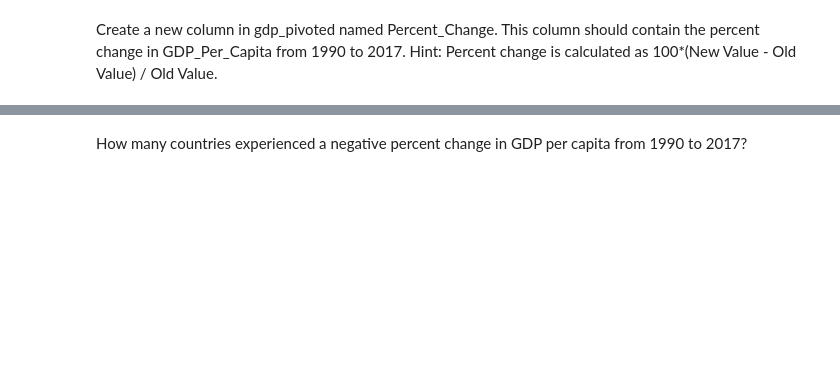
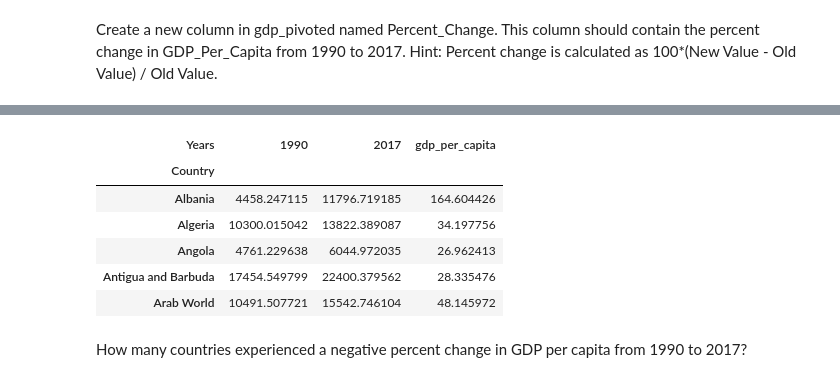
Before and after one commit to nss-data-science-cohort-4/dq1-undata-matthgray, a Jupyter notebook: un_data.ipynb, the cells around one changed output, grey strips where cells are left out. Cells and saved outputs as stored; diff of their text form; code cells hidden in the pictures; blank space fills up the shorter version.

```diff
--- a/un_data.ipynb
+++ b/un_data.ipynb
@@ -265,3 +255,13 @@ counted['totals'] = counted.sum(axis='columns')
+# %%
+gdp_pivoted.head()
+# %% [output]
+| Years | 1990 | 2017 | gdp_per_capita |
+| Country |  |  |  |
+| Albania | 4458.247115 | 11796.719185 | 164.604426 |
+| Algeria | 10300.015042 | 13822.389087 | 34.197756 |
+| Angola | 4761.229638 | 6044.972035 | 26.962413 |
+| Antigua and Barbuda | 17454.549799 | 22400.379562 | 28.335476 |
+| Arab World | 10491.507721 | 15542.746104 | 48.145972 |
 # %% [markdown]
 How many countries experienced a negative percent change in GDP per
 capita from 1990 to 2017?
```
Also changed, not shown: parts of 16 cells of this notebook.
